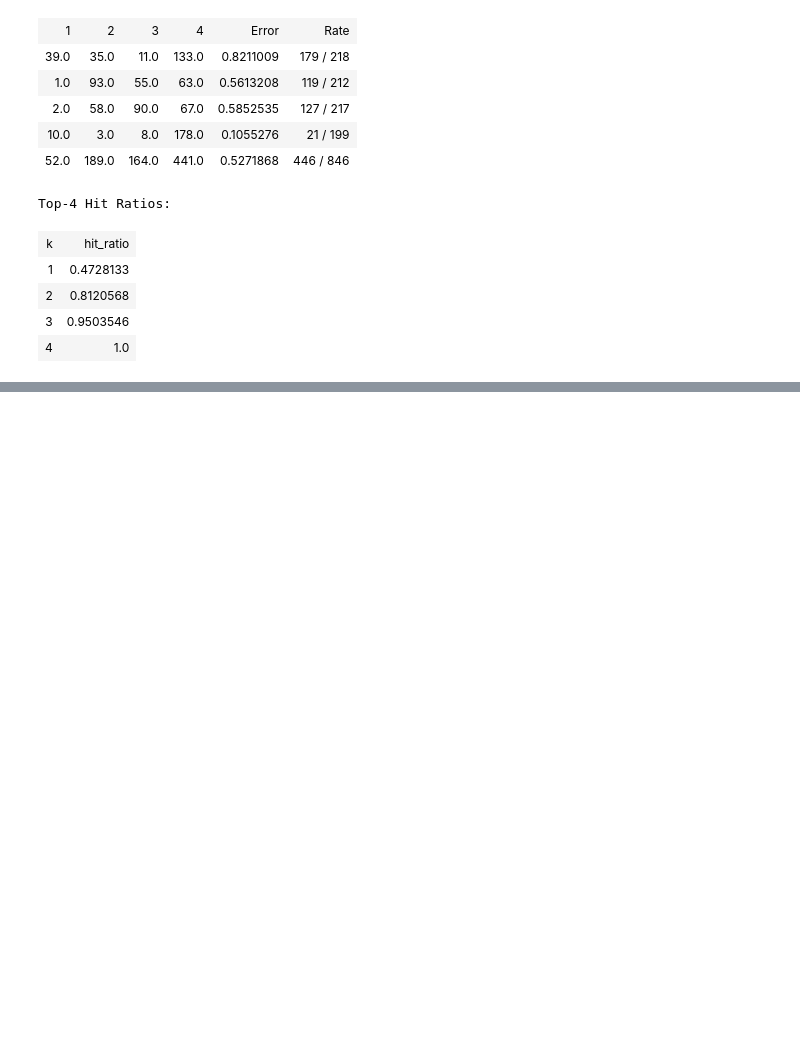
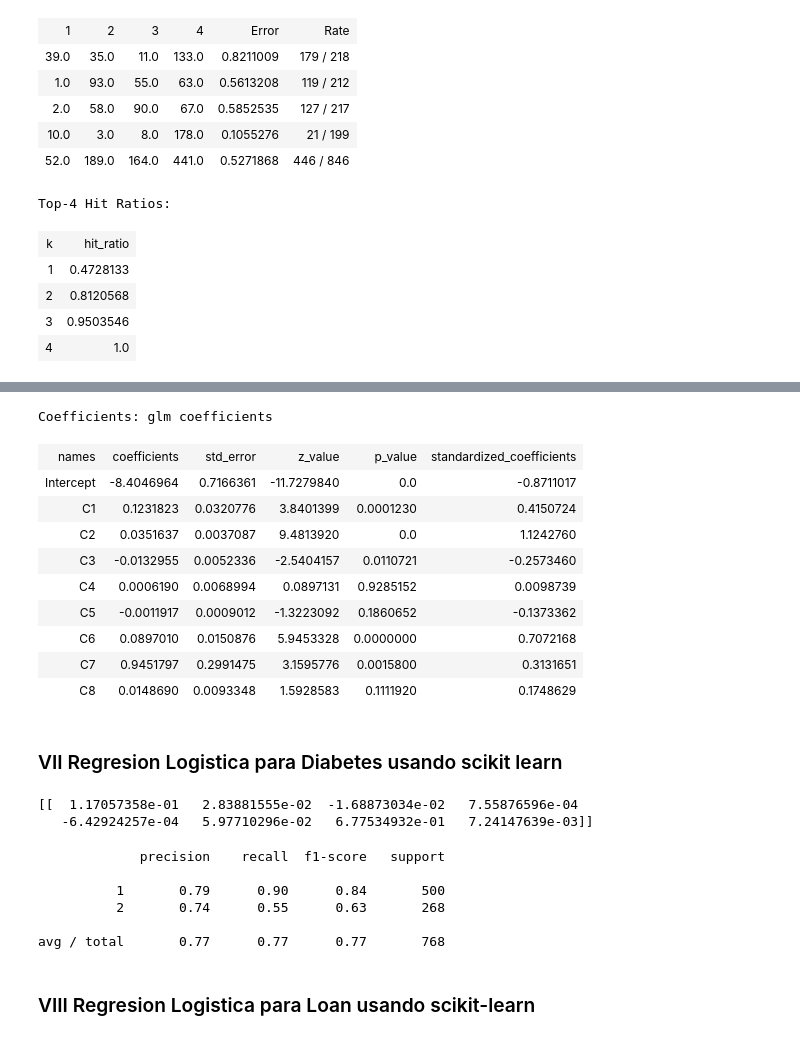
Before and after one commit to eacunafer/Data-Mining-Machine-Learning-subgraduado-, a Jupyter notebook: notebooks/logis1.ipynb, the cells around one changed output, grey strips where cells are left out. Cells and saved outputs as stored; diff of their text form; code cells hidden in the pictures; blank space fills up the shorter version.

```diff
--- a/notebooks/logis1.ipynb
+++ b/notebooks/logis1.ipynb
@@ -164,0 +341,43 @@ Top-4 Hit Ratios:
+# %%
+glm_model._model_json['output']['coefficients_table']
+# %% [output]
+Coefficients: glm coefficients
+| names | coefficients | std_error | z_value | p_value | standardized_coefficients |
+| Intercept | -8.4046964 | 0.7166361 | -11.7279840 | 0.0 | -0.8711017 |
+| C1 | 0.1231823 | 0.0320776 | 3.8401399 | 0.0001230 | 0.4150724 |
+| C2 | 0.0351637 | 0.0037087 | 9.4813920 | 0.0 | 1.1242760 |
+| C3 | -0.0132955 | 0.0052336 | -2.5404157 | 0.0110721 | -0.2573460 |
+| C4 | 0.0006190 | 0.0068994 | 0.0897131 | 0.9285152 | 0.0098739 |
+| C5 | -0.0011917 | 0.0009012 | -1.3223092 | 0.1860652 | -0.1373362 |
+| C6 | 0.0897010 | 0.0150876 | 5.9453328 | 0.0000000 | 0.7072168 |
+| C7 | 0.9451797 | 0.2991475 | 3.1595776 | 0.0015800 | 0.3131651 |
+| C8 | 0.0148690 | 0.0093348 | 1.5928583 | 0.1111920 | 0.1748629 |
+# %% [markdown]
+### VII Regresion Logistica para Diabetes usando scikit learn
+# %%
+url= "http://academic.uprm.edu/eacuna/diabetes.dat"
+names = ['preg', 'plas', 'pres', 'skin', 'test', 'mass', 'pedi', 'age', 'class']
+data = pd.read_table(url, names=names,header=None)
+y=data['class']
+X=data.iloc[:,0:8]
+#Haciendo la regresion logistica ya calculando su precision
+model = LogisticRegression()
+model = model.fit(X, y)
+print model.coef_
+# %% [output]
+[[  1.17057358e-01   2.83881555e-02  -1.68873034e-02   7.55876596e-04
+   -6.42924257e-04   5.97710296e-02   6.77534932e-01   7.24147639e-03]]
+# %%
+# Tasa de precision
+model.score(X, y)
+predictions = model.predict(X)
+print(classification_report(y, predictions))
+# %% [output]
+             precision    recall  f1-score   support
+
+          1       0.79      0.90      0.84       500
+          2       0.74      0.55      0.63       268
+
+avg / total       0.77      0.77      0.77       768
+# %% [markdown]
+### VIII Regresion Logistica para Loan usando scikit-learn
```
Also changed, not shown: parts of 19 cells of this notebook, 2 other files.
